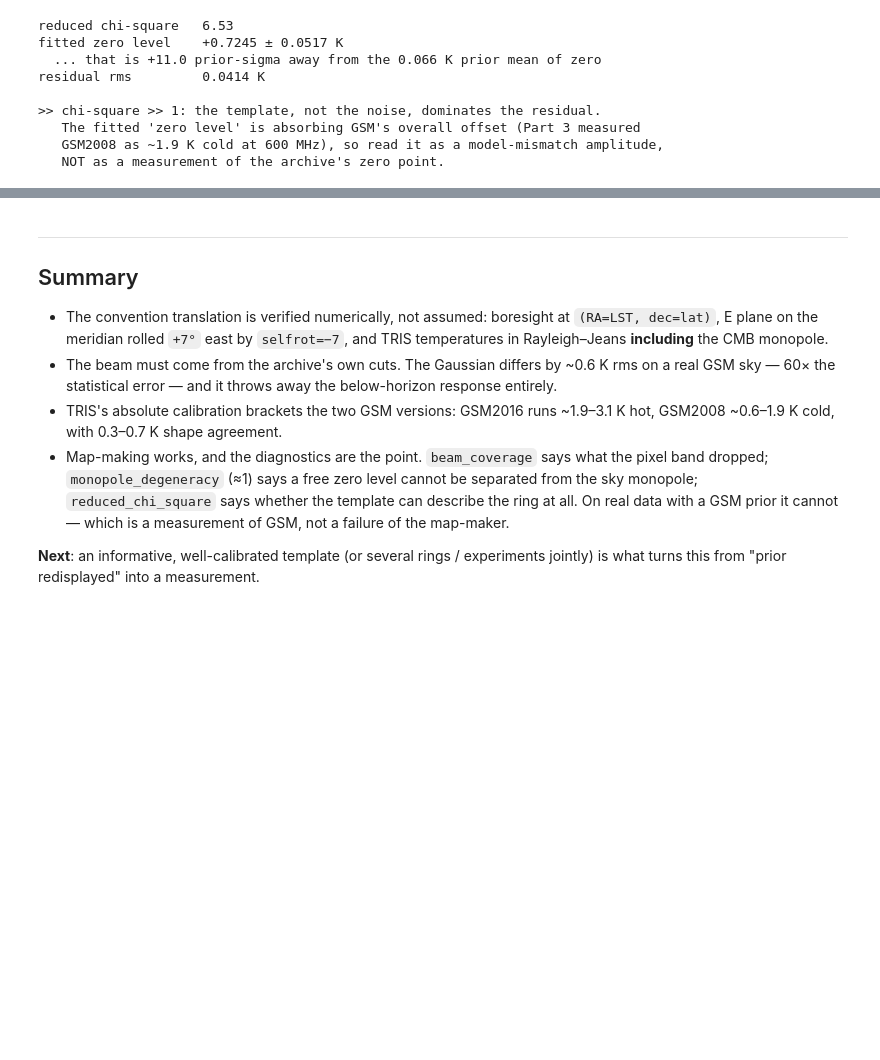
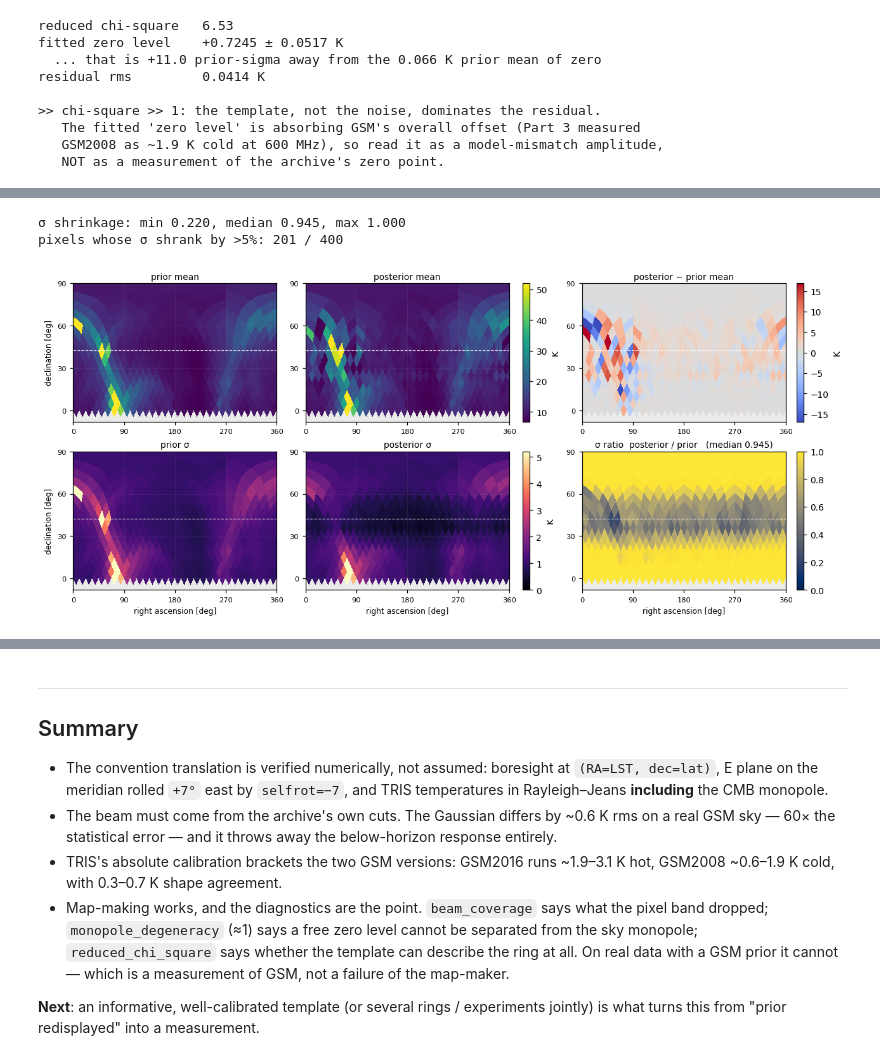
Before and after one commit to zzhang0123/limTOD, a Jupyter notebook: examples/TRIS/tris_limtod_walkthrough.ipynb, the cells around one changed output, grey strips where cells are left out. Cells and saved outputs as stored; diff of their text form; code cells hidden in the pictures; blank space fills up the shorter version.

```diff
--- a/examples/TRIS/tris_limtod_walkthrough.ipynb
+++ b/examples/TRIS/tris_limtod_walkthrough.ipynb
@@ -704,0 +662,63 @@ median shrinkage: 0.945
+# %%
+LATRA, LONRA = [-8, 90], [-180, 180]
+EXTENT = [LONRA[0], LONRA[1], LATRA[0], LATRA[1]]
+
+def band_image(values, pixel_indices=None, nside=None):
+    # project the solved declination band with healpy, draw it with matplotlib
+    nside = nside or NSIDE_MAP
+    pixel_indices = inputs.pixel_indices if pixel_indices is None else pixel_indices
+    full = np.full(hp.nside2npix(nside), np.nan)
+    full[pixel_indices] = values
+    img = hp.cartview(full, lonra=LONRA, latra=LATRA, rot=[180, 0, 0], xsize=1400,
+                      return_projected_map=True, hold=False)
+    plt.close()
+    return np.asarray(img)
+
+def show_band(ax, values, cmap, title, mark_boresight=True, **kw):
+    im = ax.imshow(band_image(values), origin="lower", extent=EXTENT, aspect="auto",
+                   cmap=cmap, interpolation="nearest", **kw)
+    ax.set_title(title, fontsize=9, pad=4)
+    ax.set_xticks([-180, -90, 0, 90, 180])
+    ax.set_xticklabels(["0", "90", "180", "270", "360"])
+    ax.set_yticks([0, 30, 60, 90])
+    ax.tick_params(labelsize=7.5)
+    ax.set_facecolor("0.92")
+    if mark_boresight:
+        ax.axhline(inputs.geometry.boresight_dec_deg, color="w", lw=0.8, ls="--", alpha=0.8)
+    ax.grid(alpha=0.15, lw=0.4)
+    return im
+
+fig, axes = plt.subplots(2, 3, figsize=(11.5, 5.0), constrained_layout=True)
+
+lo, hi = np.percentile(prior_mean, [1, 99])
+im_mean = show_band(axes[0, 0], prior_mean, "viridis", "prior mean", vmin=lo, vmax=hi)
+show_band(axes[0, 1], solution.sky_k, "viridis", "posterior mean", vmin=lo, vmax=hi)
+change = solution.sky_k - prior_mean
+lim = np.percentile(np.abs(change), 99)
+im_diff = show_band(axes[0, 2], change, "coolwarm", "posterior − prior mean",
+                    vmin=-lim, vmax=lim)
+
+shi = np.percentile(prior_sigma, 99)
+im_sig = show_band(axes[1, 0], prior_sigma, "magma", "prior σ", vmin=0.0, vmax=shi)
+show_band(axes[1, 1], solution.sky_uncertainty_k, "magma", "posterior σ", vmin=0.0, vmax=shi)
+shrink = solution.sky_uncertainty_k / prior_sigma
+im_rat = show_band(axes[1, 2], shrink, "cividis",
+                   f"σ ratio  posterior / prior   (median {np.median(shrink):.3f})",
+                   vmin=0.0, vmax=1.0)
+
+fig.colorbar(im_mean, ax=list(axes[0, :2]), fraction=0.030, pad=0.015, label="K")
+fig.colorbar(im_diff, ax=axes[0, 2], fraction=0.046, pad=0.02, label="K")
+fig.colorbar(im_sig, ax=list(axes[1, :2]), fraction=0.030, pad=0.015, label="K")
+fig.colorbar(im_rat, ax=axes[1, 2], fraction=0.046, pad=0.02)
+for ax in axes[1]:
+    ax.set_xlabel("right ascension [deg]", fontsize=8)
+for ax in axes[:, 0]:
+    ax.set_ylabel("declination [deg]", fontsize=8)
+
+print(f"σ shrinkage: min {shrink.min():.3f}, median {np.median(shrink):.3f}, "
+      f"max {shrink.max():.3f}")
+print(f"pixels whose σ shrank by >5%: {int((shrink < 0.95).sum())} / {shrink.size}")
+# %% [output]
+σ shrinkage: min 0.220, median 0.945, max 1.000
+pixels whose σ shrank by >5%: 201 / 400
+[figure, added]
```
Also changed, not shown: parts of 9 cells of this notebook.
